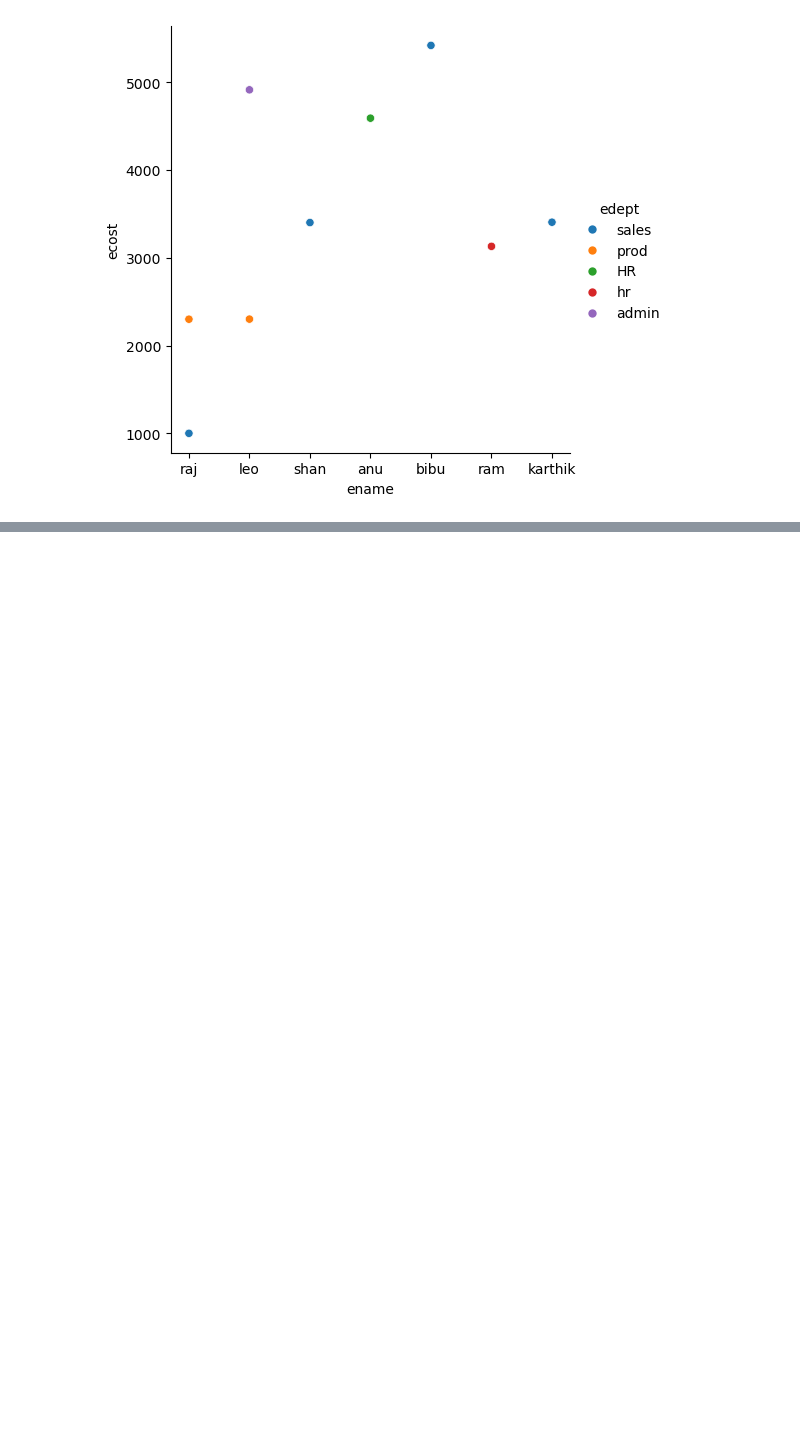
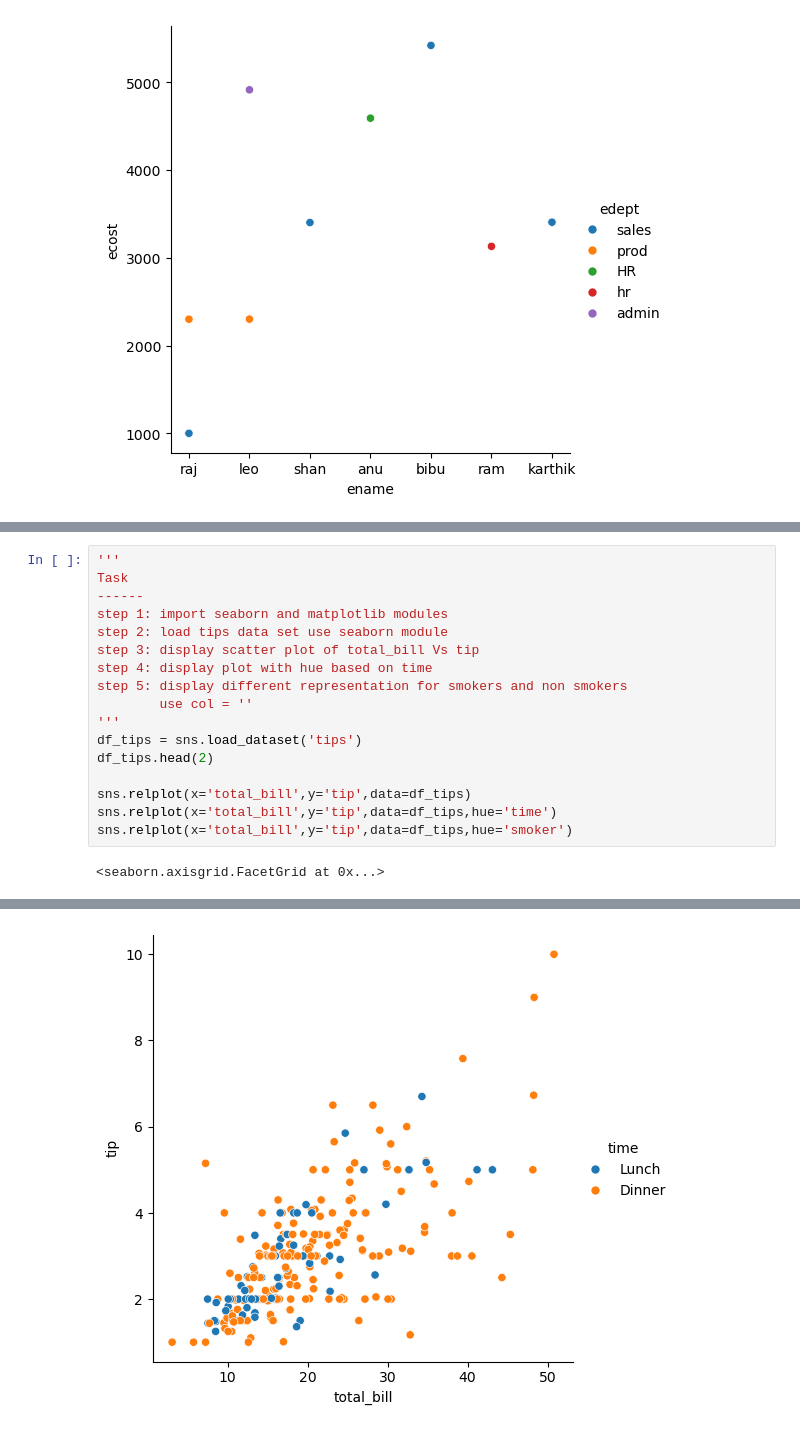
Before and after one commit to pakarthikstudent/DataEngineering__MLOps, a Jupyter notebook: DAY2/DE-2.ipynb, the cells around one changed output, grey strips where cells are left out. Drawn from its saved outputs; the diff is of its cells as text; blank space fills up the shorter version.

```diff
--- a/DAY2/DE-2.ipynb
+++ b/DAY2/DE-2.ipynb
@@ -679,0 +720,19 @@ sns.relplot(x=df_csv['ename'],y=df_csv['ecost'],data=df_csv,hue='edept')
+# %%
+'''
+Task
+------
+step 1: import seaborn and matplotlib modules
+step 2: load tips data set use seaborn module
+step 3: display scatter plot of total_bill Vs tip
+step 4: display plot with hue based on time
+step 5: display different representation for smokers and non smokers
+        use col = ''
+'''
+df_tips = sns.load_dataset('tips')
+df_tips.head(2)
+
+sns.relplot(x='total_bill',y='tip',data=df_tips)
+sns.relplot(x='total_bill',y='tip',data=df_tips,hue='time')
+sns.relplot(x='total_bill',y='tip',data=df_tips,hue='smoker')
+# %% [output]
+<seaborn.axisgrid.FacetGrid at 0x...>
@@ -679,0 +740 @@ sns.relplot(x=df_csv['ename'],y=df_csv['ecost'],data=df_csv,hue='edept')
+[figure, added]
```
Also changed, not shown: parts of 21 cells of this notebook.
